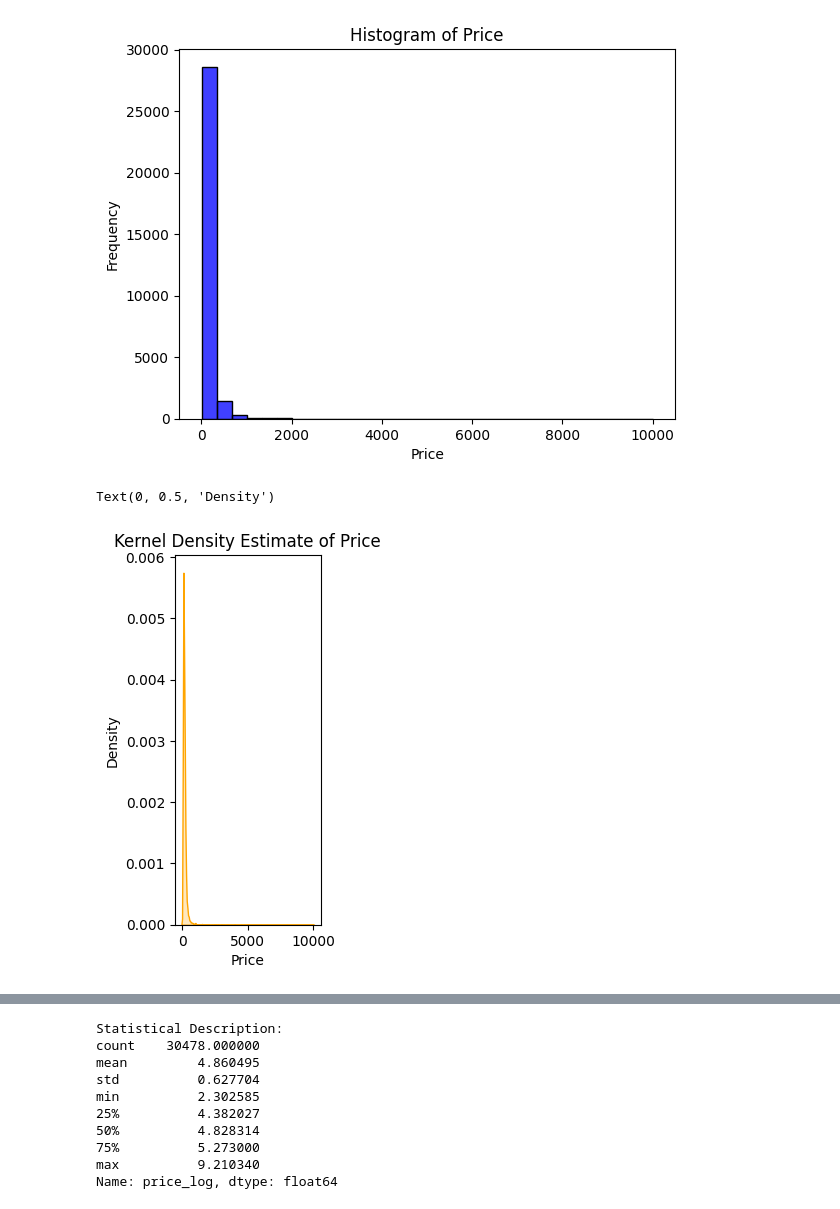
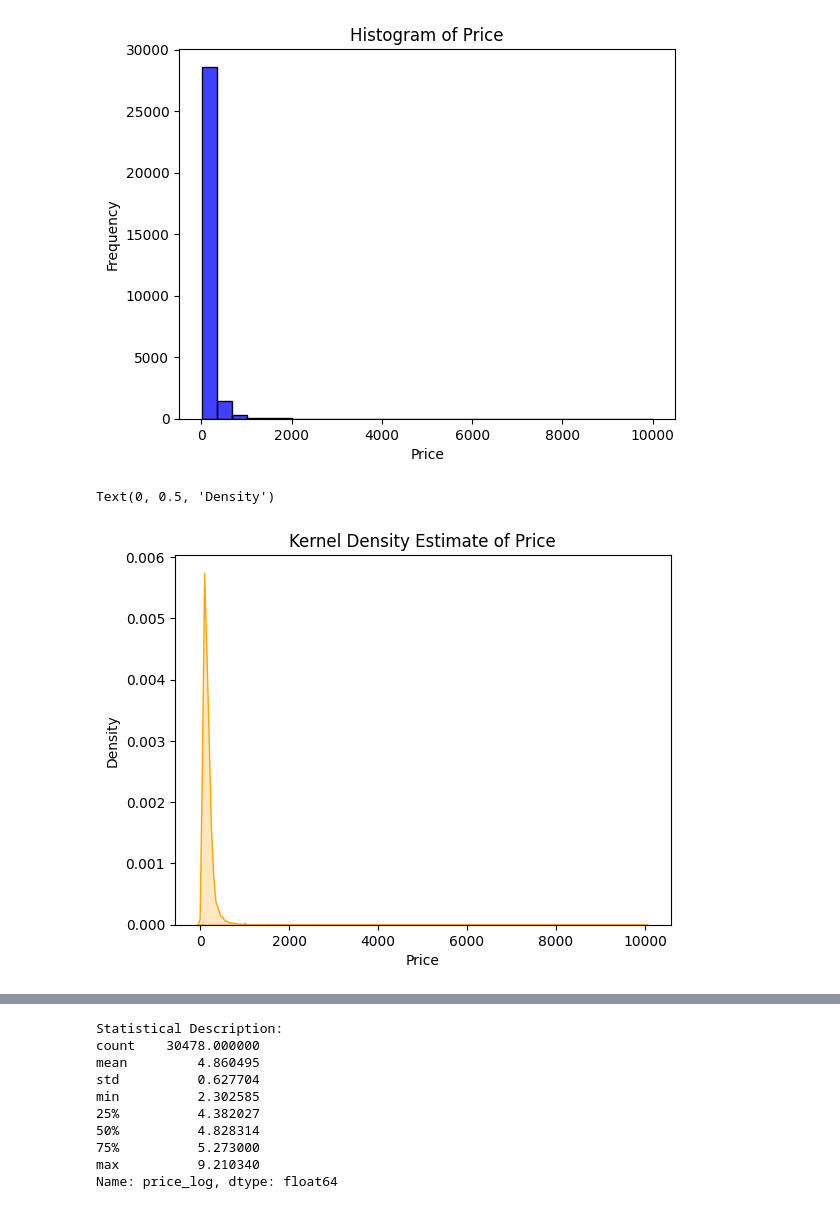
Before and after one commit to EllaThomasson/labs-ds3001, a Jupyter notebook: EDALab_EllaThomasson.ipynb, the cells around one changed output, grey strips where cells are left out. Cells and saved outputs as stored; diff of their text form; code cells hidden in the pictures.

```diff
--- a/EDALab_EllaThomasson.ipynb
+++ b/EDALab_EllaThomasson.ipynb
@@ -80,13 +101,12 @@ Text(0, 0.5, 'Frequency')
 [figure]
 # %%
 # Kernel Density Estimate (KDE)
-plt.subplot(1, 3, 2)
 sns.kdeplot(airbnb['Price'], fill=True, color='orange')
 plt.title('Kernel Density Estimate of Price')
 plt.xlabel('Price')
 plt.ylabel('Density')
 # %% [output]
 Text(0, 0.5, 'Density')
-[figure, old version]
+[figure, new version]
 # %%
 # Box Plot
```
Also changed, not shown: parts of 15 cells of this notebook.
